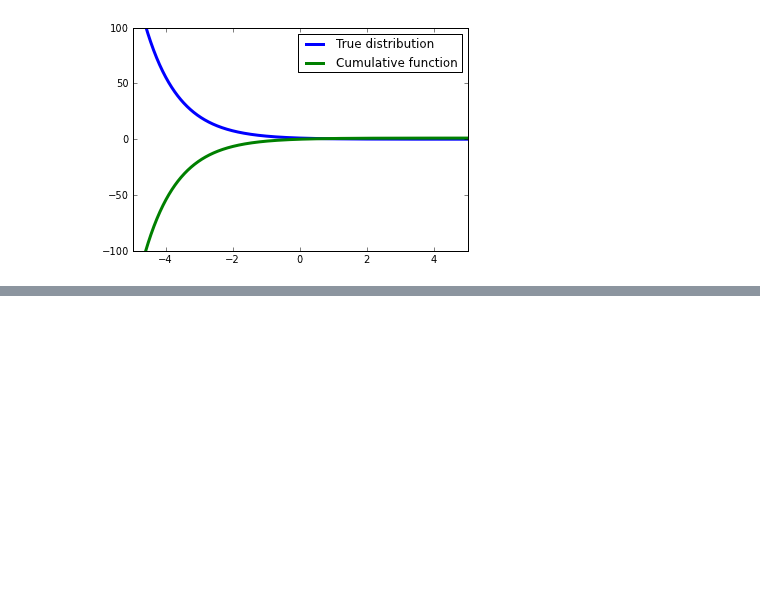
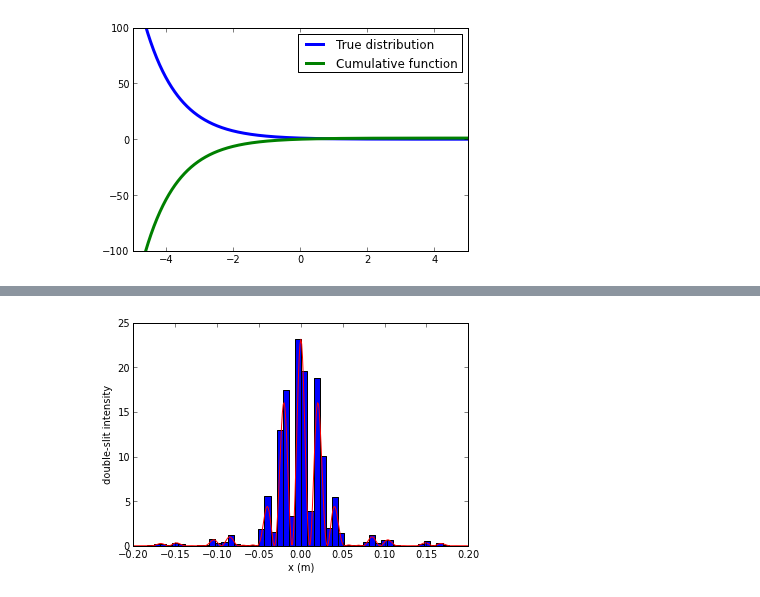
Before and after one commit to Rbnewens/PHYS202-S13, a Jupyter notebook: Week8/Random numbers and Monte Carlo Simulations.ipynb, the cells around one changed output, grey strips where cells are left out. Drawn from its saved outputs; the diff is of its cells as text; code cells hidden in the pictures; blank space fills up the shorter version.

```diff
--- a/Week8/Random numbers and Monte Carlo Simulations.ipynb
+++ b/Week8/Random numbers and Monte Carlo Simulations.ipynb
@@ -122,0 +135,7 @@ no Python documentation found for 'ln'
+# %%
+def distribute1D(x,prob,N):
+    """takes any numerical distribution prob, on the interval defined by the array x, and returns an array of N sampled values that are statisically the same as the input data."""
+    Fx = cumsum(prob)/sum(prob)
+    z = numpy.random.random_sample(N)
+    xsamples = x[searchsorted(Fx,z)]
+    return xsamples
@@ -122,0 +144,17 @@ no Python documentation found for 'ln'
+# %%
+x = arange(-.2,.201,.001)
+a = 10e-6
+d = 15e-6
+l = 1
+lambd = 632.8e-9
+intensity = lambda x: (sinc(a*x/(lambd*l))**2)*(cos(2*pi*d*x/(lambd*l))**2)
+Fxin = distribute1D(x,intensity(x),10000)
+# %%
+n, bins, patches = hist(Fxin,50,normed=True,label="Sampled data")
+plot(x,intensity(x)*max(n),'r-',label='True distribution')
+xlabel("x (m)")
+ylabel("double-slit intensity")
+xlim(-0.2,0.2)
+show()
+# %% [output]
+[figure, added]
```
Also changed, not shown: parts of 14 cells of this notebook.
